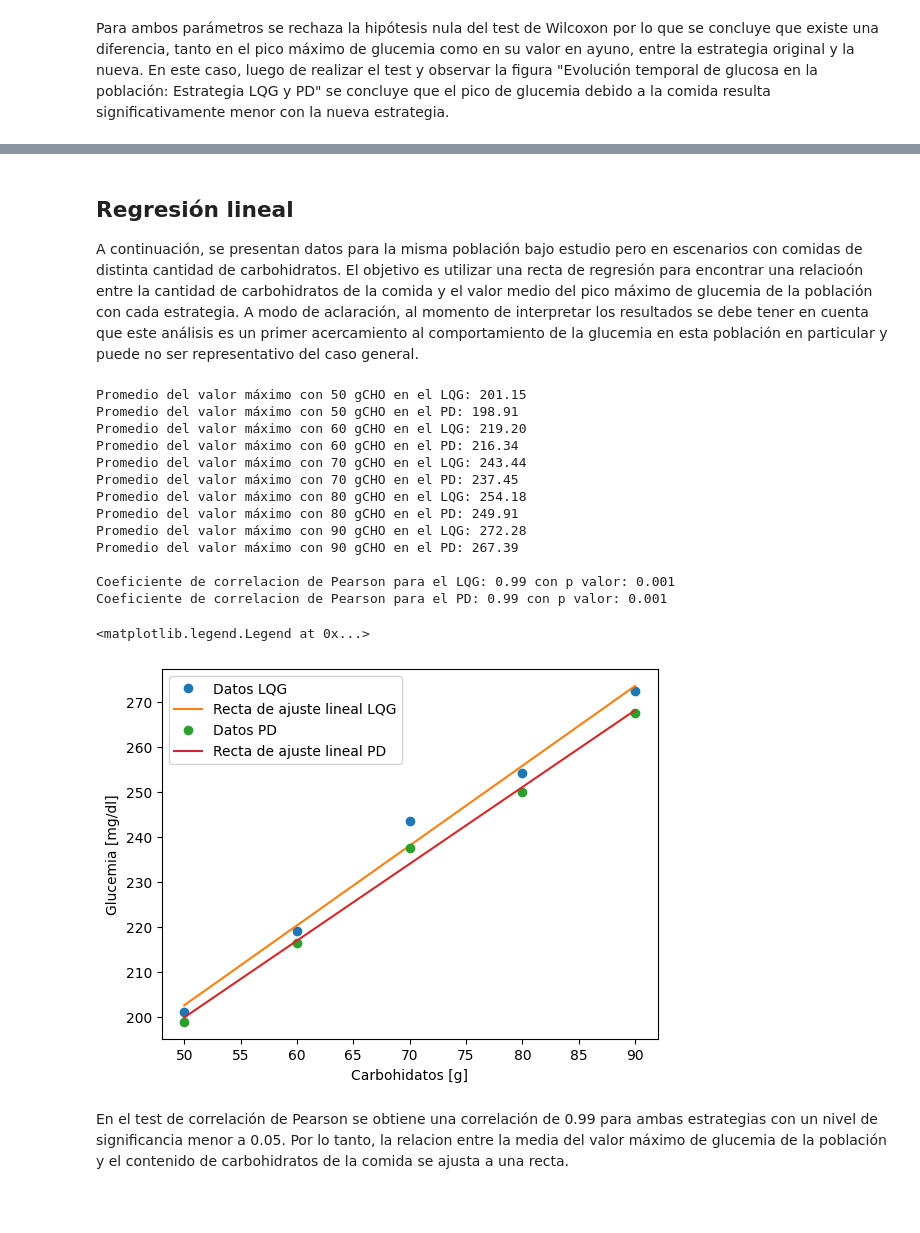
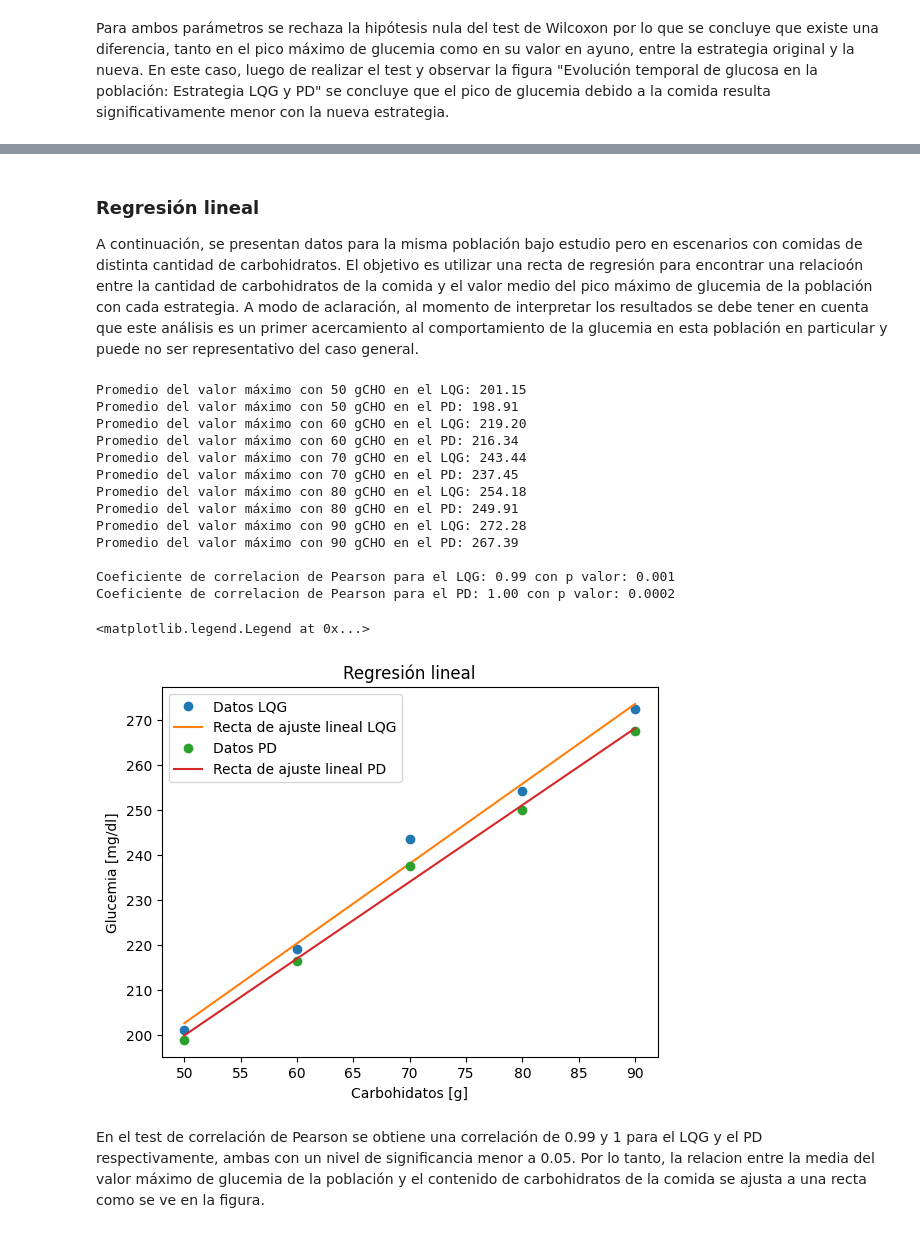
Before and after one commit to LeonelDRJ/trabajo_final_DaRosa_Jurao, a Jupyter notebook: Trabajo_final.ipynb, the cells around one changed output, grey strips where cells are left out. Drawn from its saved outputs; the diff is of its cells as text; code cells hidden in the pictures; blank space fills up the shorter version.

```diff
--- a/Trabajo_final.ipynb
+++ b/Trabajo_final.ipynb
@@ -224,5 +343,5 @@ Para ambos parámetros se rechaza la hipótesis nula del test de Wilcoxon por lo
 # %% [markdown]
-## Regresión lineal
+### Regresión lineal
 
 A continuación, se presentan datos para la misma población bajo estudio pero en escenarios con comidas de distinta
 cantidad de carbohidratos. El objetivo es utilizar una recta de regresión para encontrar una relacioón entre la cantidad de carbohidratos de la comida y el valor medio del pico máximo de glucemia de la población con cada estrategia.
@@ -230,26 +349,26 @@ A modo de aclaración, al momento de interpretar los resultados se debe tener en
 # %%
 # Importación de los datos
 # Lista de valores para reemplazar en el nombre del archivo
-carbohidratos = [50, 60, 70, 80, 90]
+carbohidratos  = [50, 60, 70, 80, 90]
 g_mean_max_lqg = np.zeros((1, 5))
-g_mean_max_pd = np.zeros((1, 5))
+g_mean_max_pd  = np.zeros((1, 5))
 
 # Se extraen los datos de los valores máximos para cada comida y se calcula el valor medio en cada caso
 for i, CHO in enumerate(carbohidratos):
     # Nombre del archivo con el valor actual
     file_name = f"tabla_glucosa_{CHO}gCHO.csv"
     # Lectura del archivo
-    df = pd.read_csv(file_name)
-    g_mean_max_lqg[0, i] = np.mean(df.iloc[:,0:10].max())  # Promedio entre los 10 pacientes con el lqg para cada comida
-    g_mean_max_pd[0, i] = np.mean(df.iloc[:,10:20].max())  # Promedio entre los 10 pacientes con el lqg para cada comida
+    df2 = pd.read_csv(file_name)
+    g_mean_max_lqg[0, i] = np.mean(df2.iloc[:,0:10].max())  # Promedio entre los 10 pacientes con el lqg para cada comida
+    g_mean_max_pd[0, i]  = np.mean(df2.iloc[:,10:20].max())  # Promedio entre los 10 pacientes con el lqg para cada comida
     # Se imprimen los resultados
     print("Promedio del valor máximo con", CHO, "gCHO en el LQG: {:.2f}".format(g_mean_max_lqg[0, i]))
     print("Promedio del valor máximo con", CHO, "gCHO en el PD: {:.2f}".format(g_mean_max_pd[0, i]))
 
 # Convertir las listas en arreglos de NumPy
-cho = np.array(carbohidratos)
+cho   = np.array(carbohidratos)
 y_lqg = g_mean_max_lqg[0]
-y_pd = g_mean_max_pd[0]
+y_pd  = g_mean_max_pd[0]
 
 # vector para calcular y graficar la recta de ajuste
 x = np.linspace(min(carbohidratos), max(carbohidratos), 100)
@@ -257,41 +376,49 @@ x = np.linspace(min(carbohidratos), max(carbohidratos), 100)
 # Test de correlacion de Pearson
 estadistico,p_valor = ss.pearsonr(cho, y_lqg)
 print("\nCoeficiente de correlacion de Pearson para el LQG: {:.2f}".format(estadistico),"con p valor: {:.3f}".format(p_valor))
 
-ss.pearsonr(cho, y_pd)
-print("Coeficiente de correlacion de Pearson para el PD: {:.2f}".format(estadistico),"con p valor: {:.3f}".format(p_valor))
+estadistico,p_valor = ss.pearsonr(cho, y_pd)
+print("Coeficiente de correlacion de Pearson para el PD: {:.2f}".format(estadistico),"con p valor: {:.4f}".format(p_valor))
+
+# Recta de regresión lineal
+y_lqg     = y_lqg.reshape(-1,1)
+y_pd      = y_pd.reshape(-1,1)
+cho       = cho.reshape(-1,1)
+model_lqg = LinearRegression()
+model_pd  = LinearRegression()
 
 
-# Recta de regresión lineal
-coeficientes_recta_lqg = np.polyfit(cho,y_lqg,deg=1)
-recta_lqg =  coeficientes_recta_lqg[0] * x + coeficientes_recta_lqg[1]
-coeficientes_recta_pd = np.polyfit(cho,y_pd,deg=1)
-recta_pd =  coeficientes_recta_pd[0] * x + coeficientes_recta_pd[1]
+model_lqg.fit(cho, y_lqg)
+model_pd.fit(cho, y_pd)
+
+recta_lqg = model_lqg.coef_[0][0]*x + model_lqg.intercept_[0]
+recta_pd  = model_pd.coef_[0][0]*x + model_pd.intercept_[0]
 
 
 plt.plot(cho,y_lqg,'o',label='Datos LQG')
 plt.plot(x,recta_lqg,label='Recta de ajuste lineal LQG')
 plt.plot(cho,y_pd,'o',label='Datos PD')
 plt.plot(x,recta_pd,label='Recta de ajuste lineal PD')
 
+plt.title('Regresión lineal')
 plt.xlabel('Carbohidatos [g]')
 plt.ylabel('Glucemia [mg/dl]')
 plt.legend()
 # %% [output]
 Promedio del valor máximo con 50 gCHO en el LQG: 201.15
 Promedio del valor máximo con 50 gCHO en el PD: 198.91
 Promedio del valor máximo con 60 gCHO en el LQG: 219.20
 Promedio del valor máximo con 60 gCHO en el PD: 216.34
 Promedio del valor máximo con 70 gCHO en el LQG: 243.44
 Promedio del valor máximo con 70 gCHO en el PD: 237.45
 Promedio del valor máximo con 80 gCHO en el LQG: 254.18
 Promedio del valor máximo con 80 gCHO en el PD: 249.91
 Promedio del valor máximo con 90 gCHO en el LQG: 272.28
 Promedio del valor máximo con 90 gCHO en el PD: 267.39
 
 Coeficiente de correlacion de Pearson para el LQG: 0.99 con p valor: 0.001
-Coeficiente de correlacion de Pearson para el PD: 0.99 con p valor: 0.001
+Coeficiente de correlacion de Pearson para el PD: 1.00 con p valor: 0.0002
 <matplotlib.legend.Legend at 0x...>
-[figure, old version]
+[figure, new version]
 # %% [markdown]
-En el test de correlación de Pearson se obtiene una correlación de 0.99 para ambas estrategias con un nivel de significancia menor a 0.05. Por lo tanto, la relacion entre la media del valor máximo de glucemia de la población y el contenido de carbohidratos de la comida se ajusta a una recta.
+En el test de correlación de Pearson se obtiene una correlación de 0.99 y 1 para el LQG y el PD respectivamente, ambas con un nivel de significancia menor a 0.05. Por lo tanto, la relacion entre la media del valor máximo de glucemia de la población y el contenido de carbohidratos de la comida se ajusta a una recta como se ve en la figura.
```
Also changed, not shown: parts of 7 cells of this notebook.
